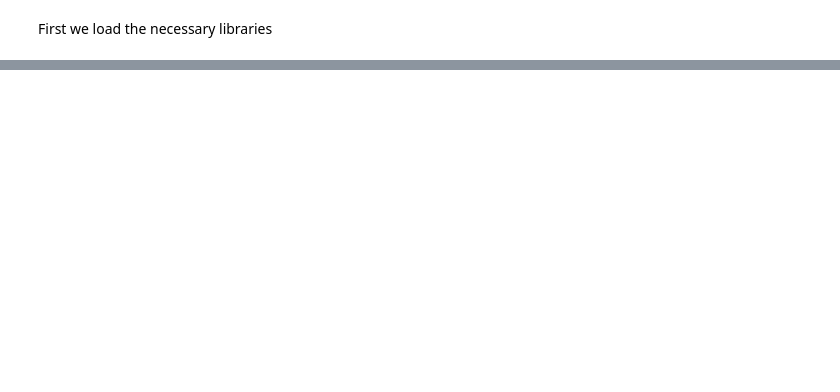
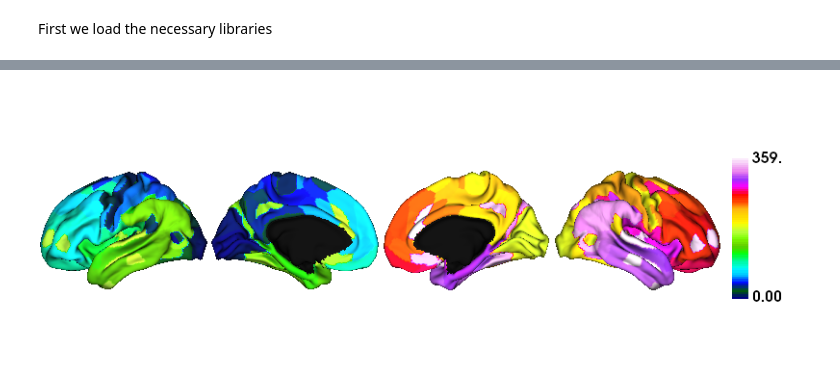
Before and after one commit to rcruces/2020_NMA_surface-plot, a Jupyter notebook: data/tutorial-surface_plot_with_BrainSpace.ipynb, the cells around one changed output, grey strips where cells are left out. Saved outputs shown, nothing was run; the diff lists cells and outputs as text; code cells hidden in the pictures; blank space fills up the shorter version.

Commit message:
notebook for ploting Glasser on a surface (incomplete)

```diff
--- a/data/tutorial-surface_plot_with_BrainSpace.ipynb
+++ b/data/tutorial-surface_plot_with_BrainSpace.ipynb
@@ -87,0 +44,6 @@ NameError: name 'black' is not defined
+# %%
+# First load the Glasser annotation file
+Glasser = np.loadtxt('glasser_360_conte69.csv', dtype=np.int)
+
+# and load the conte69 surfaces
+surf_lh, surf_rh = load_conte69()
@@ -87,0 +57,15 @@ NameError: name 'black' is not defined
+# %%
+# mask the 0-value ROI of the medial wall
+mask = Glasser != 0
+
+# Create an array of the Unique values (Nrois x 1 ) as float
+GlasserROIs = np.asarray(np.unique(Glasser), dtype=float)
+
+# Map ROI to vertices indexes (Nvertices x 1)
+Glasser_masked = map_to_labels(GlasserROIs, Glasser, mask=mask, fill=np.nan)
+
+# Plot ROIs with masked medial wall
+plot_hemispheres(surf_lh, surf_rh, array_name=Glasser_masked, size=(800, 300), nan_color=(0, 0, 0, 1),
+                 cmap='gist_ncar', zoom=1.25, color_bar=True, embed_nb=True, interactive=False)
+# %% [output]
+[figure, added]
```
Also changed, not shown: parts of 36 cells of this notebook, 1 other file.
